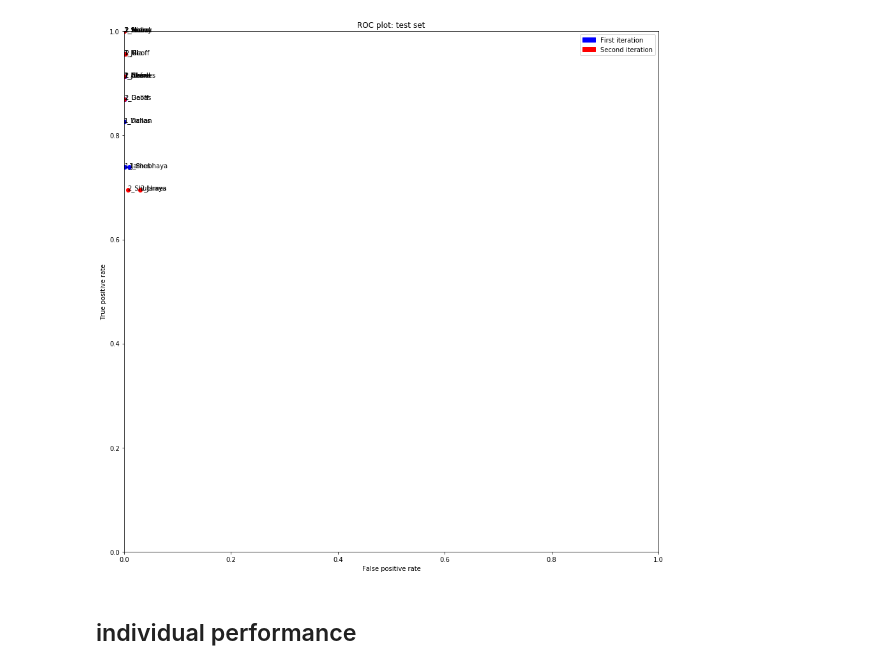
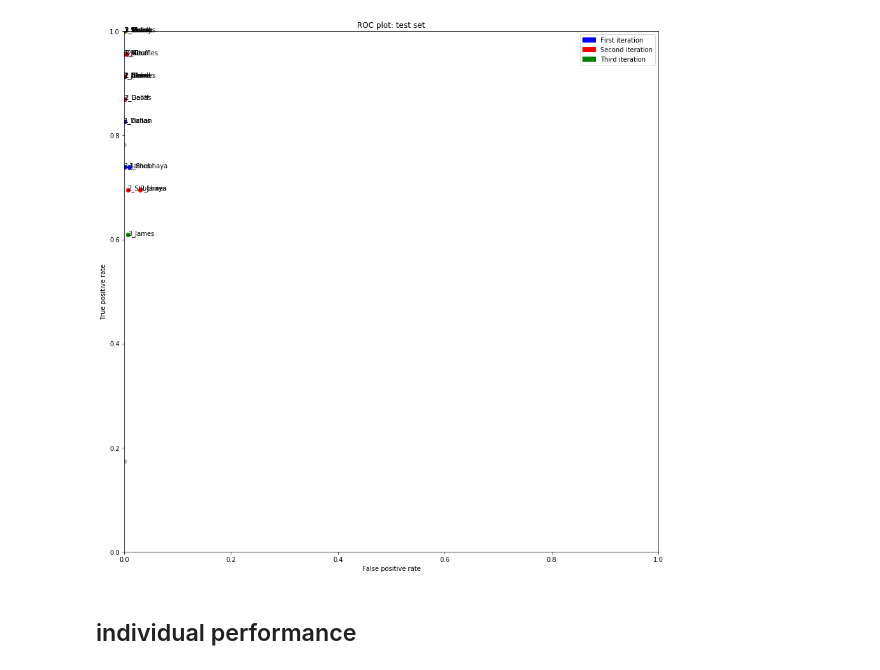
Before and after one commit to visualizedata/ml, a Jupyter notebook: iterations/ML_2_iterations.ipynb, the cells around one changed output. Cells and saved outputs as stored; diff of their text form; code cells hidden in the pictures.

```diff
--- a/iterations/ML_2_iterations.ipynb
+++ b/iterations/ML_2_iterations.ipynb
@@ -7,28 +9,36 @@ import matplotlib.patches as mpatches
 %matplotlib inline
 plt.rcParams['figure.figsize'] = (15, 15)
 # %%
+for fit in performance_0:
+    plt.plot(fit['fpr'],
+             fit['tpr'], 'o', color='0.75')
 for fit in performance_1:
     plt.plot(fit['fpr'],
              fit['tpr'], 'bo')
     plt.text(fit['fpr'],
              fit['tpr'], fit['name'].title())
 for fit in performance_2:
     plt.plot(fit['fpr'],
              fit['tpr'], 'ro')
     plt.text(fit['fpr'],
              fit['tpr'], fit['name'].title())
+for fit in performance_3:
+    plt.plot(fit['fpr'],
+             fit['tpr'], 'go')
+    plt.text(fit['fpr'],
+             fit['tpr'], fit['name'].title())
 plt.axis([0, 1, 0, 1])
 plt.title('ROC plot: test set')
 plt.xlabel('False positive rate')
 plt.ylabel('True positive rate')
 blue_patch = mpatches.Patch(color='blue', label='First iteration')
 red_patch = mpatches.Patch(color='red', label='Second iteration')
-# green_patch = mpatches.Patch(color='green', label='Third iteration')
+green_patch = mpatches.Patch(color='green', label='Third iteration')
 # yellow_patch = mpatches.Patch(color='yellow', label='Fourth iteration')
-plt.legend(handles=[blue_patch, red_patch])
+plt.legend(handles=[blue_patch, red_patch, green_patch])
 plt.show()
 # %% [output]
-[figure, old version]
+[figure, new version]
 # %% [markdown]
 ## individual performance
 # %%
```
Also changed, not shown: parts of 4 cells of this notebook, 2 other files.
